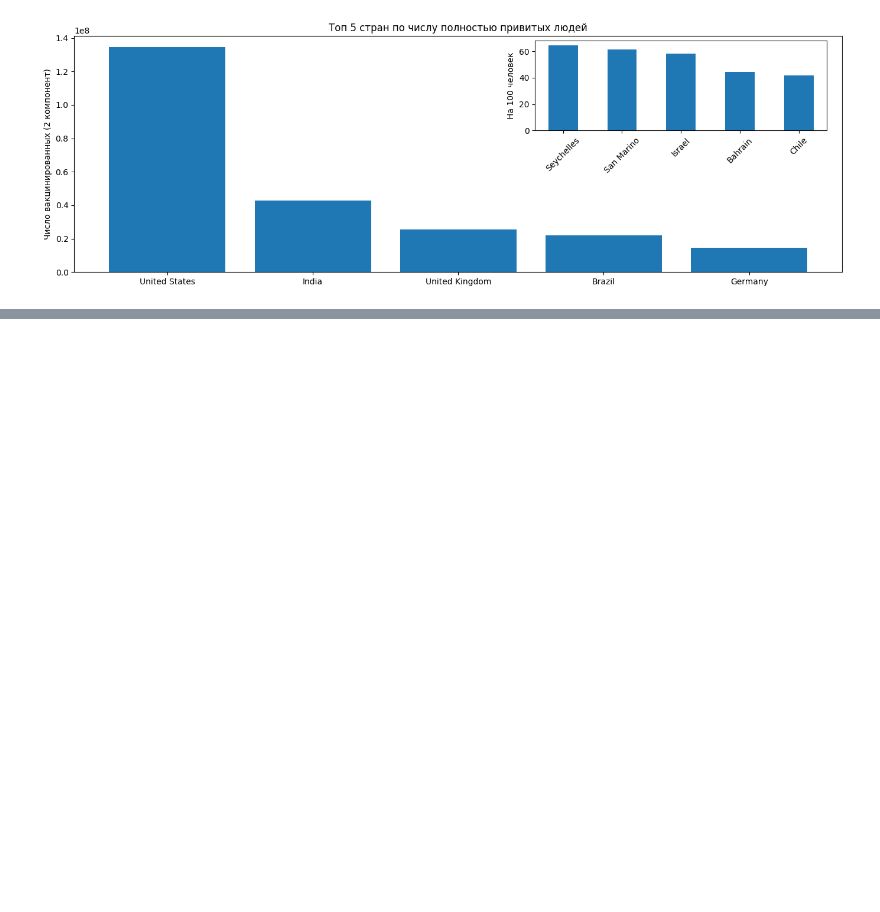
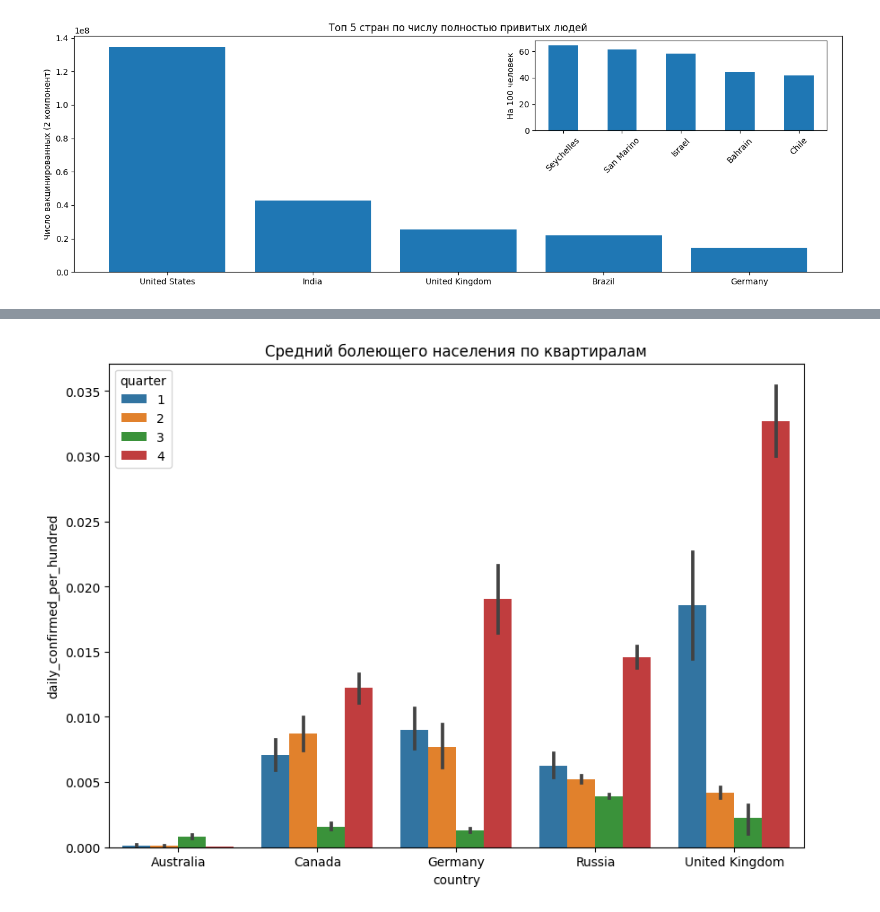
Before and after one commit to shohart/Data-Science-and-Python-learning, a Jupyter notebook: skillfactory plus/python_13_visualisation/covid_visual.ipynb, the cells around one changed output, grey strips where cells are left out. Cells and saved outputs as stored; diff of their text form; code cells hidden in the pictures; blank space fills up the shorter version.

```diff
--- a/skillfactory plus/python_13_visualisation/covid_visual.ipynb
+++ b/skillfactory plus/python_13_visualisation/covid_visual.ipynb
@@ -327,0 +384,12 @@ axes[2].xaxis.set_tick_params(rotation=30)
+# %%
+fig = plt.figure(figsize=(10, 7))
+cropped_covid_df['quarter'] = cropped_covid_df['date'].dt.quarter
+barplot = sns.barplot(
+    data = cropped_covid_df,
+    x = 'country',
+    y = 'daily_confirmed_per_hundred',
+    hue = 'quarter'
+);
+barplot.set_title('Средний болеющего населения по квартиралам');
+# %% [output]
+[figure, added]
```
Also changed, not shown: parts of 8 cells of this notebook, 6 other files.
